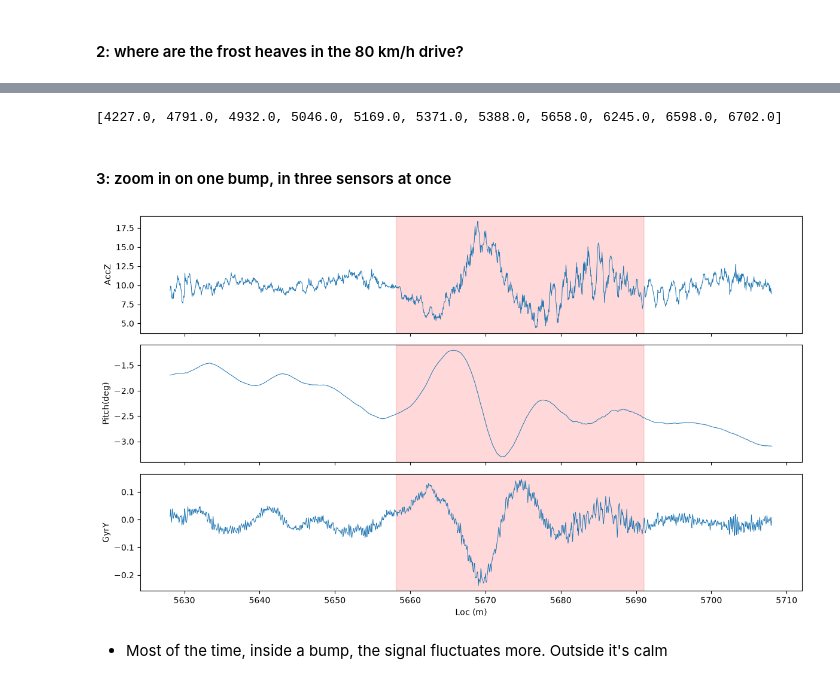
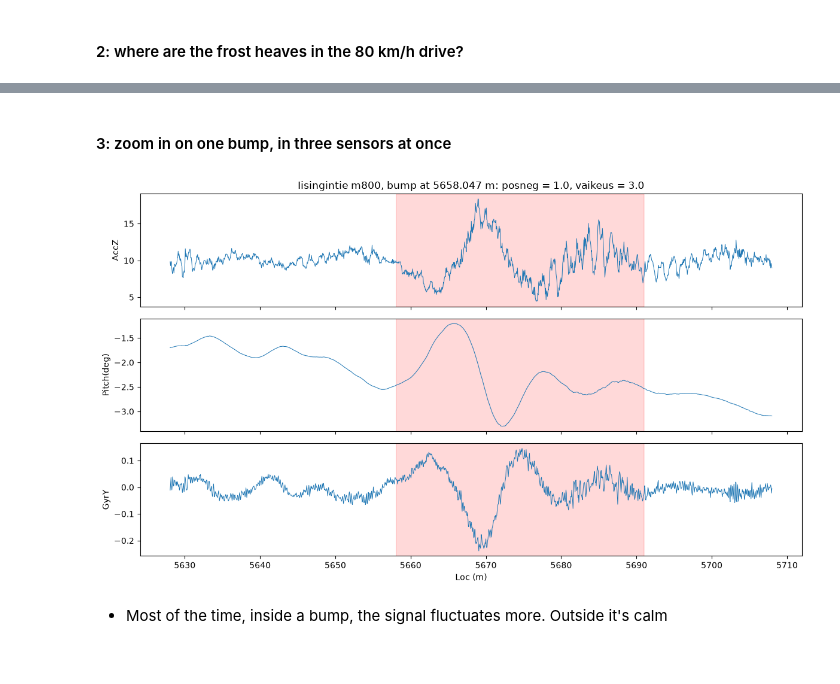
Before and after one commit to kallejjj/SemesterProjectFall2026, a Jupyter notebook: Kalle/03_exploration.ipynb, the cells around one changed output, grey strips where cells are left out. Saved outputs shown, nothing was run; the diff lists cells and outputs as text; code cells hidden in the pictures.

```diff
--- a/Kalle/03_exploration.ipynb
+++ b/Kalle/03_exploration.ipynb
@@ -5,3 +5,13 @@ from pathlib import Path
 
 import data_utils
 from importlib import reload
+
+# Reload the helper so notebook kernels pick up edits made during exploration.
+data_utils = reload(data_utils)
+plot_bump = data_utils.plot_bump
+
+data = {}
+for f in sorted(Path("data_clean").glob("*.csv")):
+    data[f.stem] = pd.read_csv(f)
+
+print(list(data.keys()))
@@ -12,7 +24,9 @@ Path("figures").mkdir(exist_ok=True)
 # %% [markdown]
 #### 2: where are the frost heaves in the 80 km/h drive?
 # %%
-df = pd.read_csv("../dataset/cleaned/Iisingintie1.csv")
+df = data["Iisingintie_Acc1_m800_RDMC_2026-05-06_123750"]
 
-df
+heave = df["muu"] == 1
+starts = df.loc[heave & ~heave.shift(fill_value=False), "Loc(m)"]
+print(starts.round().tolist())
 # %% [output]
@@ -36,28 +34,23 @@ df
-# %%
-heave = df["Frostbumps"] == 1
-starts = df.loc[heave & ~heave.shift(fill_value=False), "Loc(m)"]
-print(starts.round().tolist())
-# %% [output]
-[4227.0, 4791.0, 4932.0, 5046.0, 5169.0, 5371.0, 5388.0, 5658.0, 6245.0, 6598.0, 6702.0]
 # %% [markdown]
 #### 3: zoom in on one bump, in three sensors at once
 # %%
 center = starts.iloc[7]          # the first bump; try others from the list above
 part = df[df["Loc(m)"].between(center - 30, center + 50)]
 
 fig, axes = plt.subplots(3, 1, figsize=(12, 7), sharex=True)
 for ax, col in zip(axes, ["AccZ", "Pitch(deg)", "GyrY"]):
     ax.plot(part["Loc(m)"], part[col], linewidth=0.7)
-    ax.fill_between(part["Loc(m)"], 0, 1, where=part["Frostbumps"] == 1,
+    ax.fill_between(part["Loc(m)"], 0, 1, where=part["muu"] == 1,
                     transform=ax.get_xaxis_transform(), color="red", alpha=0.15)
     ax.set_ylabel(col)
 
-row = part[part["Frostbumps"] == 1].iloc[0]
+row = part[part["muu"] == 1].iloc[0]
+axes[0].set_title(f"Iisingintie m800, bump at {center} m: posneg = {row['posneg']}, vaikeus = {row['vaikeus']}")
 axes[-1].set_xlabel("Loc (m)")
 plt.tight_layout()
 plt.show()
 # %% [output]
-[figure, old version]
+[figure, new version]
 # %% [markdown]
 * Most of the time, inside a bump, the signal fluctuates more. Outside it's calm
 # %% [markdown]
```
Also changed, not shown: parts of 6 cells of this notebook, 19 other files.
